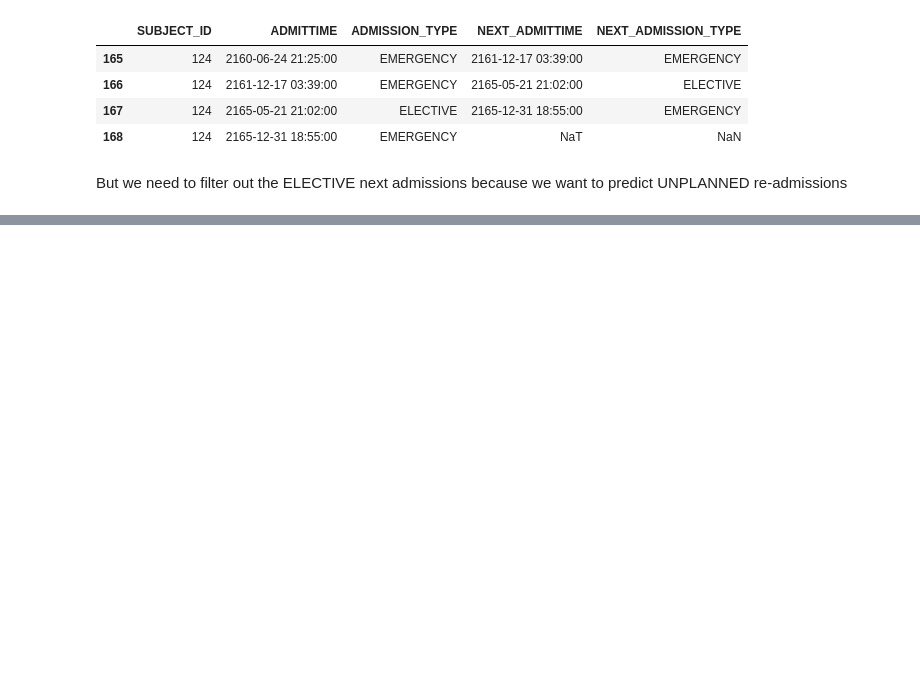
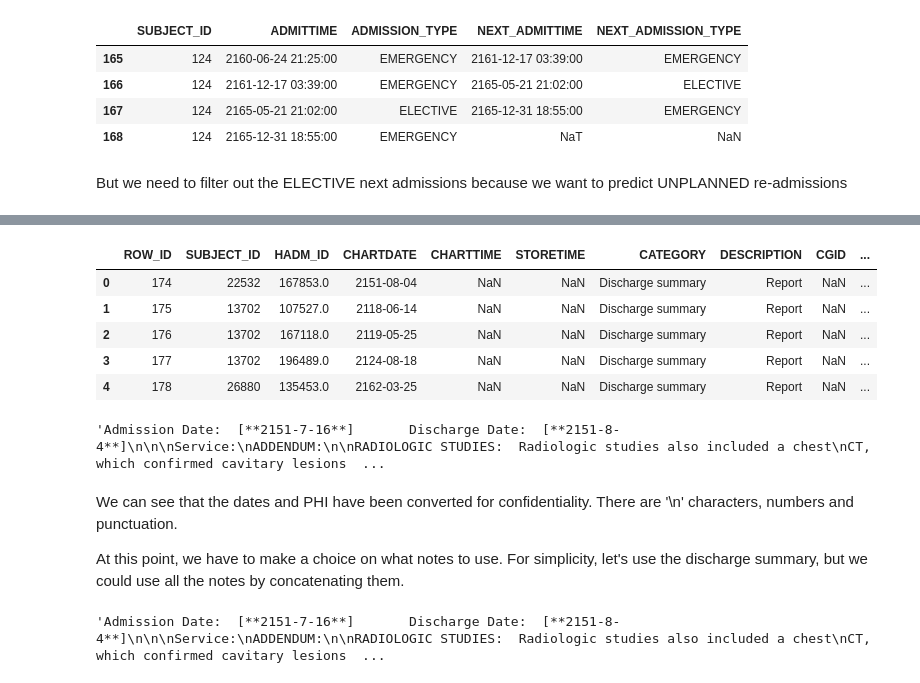
Before and after one commit to thuytrangnugget/Deep-EHR-learning-and-prediction, a Jupyter notebook: work.ipynb, the cells around one changed output, grey strips where cells are left out. Saved outputs shown, nothing was run; the diff lists cells and outputs as text; code cells hidden in the pictures; blank space fills up the shorter version.

```diff
--- a/work.ipynb
+++ b/work.ipynb
@@ -83,0 +138,2 @@ But we need to filter out the ELECTIVE next admissions because we want to predic
+# %%
+notes = pd.read_csv("NOTEEVENTS.csv")
@@ -83,0 +155,18 @@ But we need to filter out the ELECTIVE next admissions because we want to predic
+# %%
+notes.head()
+# %% [output]
+|  | ROW_ID | SUBJECT_ID | HADM_ID | CHARTDATE | CHARTTIME | STORETIME | CATEGORY | DESCRIPTION | CGID | ... |
+| 0 | 174 | 22532 | 167853.0 | 2151-08-04 | NaN | NaN | Discharge summary | Report | NaN | ... |
+| 1 | 175 | 13702 | 107527.0 | 2118-06-14 | NaN | NaN | Discharge summary | Report | NaN | ... |
+| 2 | 176 | 13702 | 167118.0 | 2119-05-25 | NaN | NaN | Discharge summary | Report | NaN | ... |
+| 3 | 177 | 13702 | 196489.0 | 2124-08-18 | NaN | NaN | Discharge summary | Report | NaN | ... |
+| 4 | 178 | 26880 | 135453.0 | 2162-03-25 | NaN | NaN | Discharge summary | Report | NaN | ... |
+# %%
+# look at the first note
+notes.TEXT.iloc[0]
+# %% [output]
+'Admission Date:  [**2151-7-16**]       Discharge Date:  [**2151-8-4**]\n\n\nService:\nADDENDUM:\n\nRADIOLOGIC STUDIES:  Radiologic studies also included a chest\nCT, which confirmed cavitary lesions  ...
+# %% [markdown]
+We can see that the dates and PHI have been converted for confidentiality. There are '\n' characters, numbers and punctuation.
+
+At this point, we have to make a choice on what notes to use. For simplicity, let's use the discharge summary, but we could use all the notes by concatenating them.
@@ -83,0 +176,4 @@ But we need to filter out the ELECTIVE next admissions because we want to predic
+# %%
+notes_dis_sum.TEXT.iloc[0]
+# %% [output]
+'Admission Date:  [**2151-7-16**]       Discharge Date:  [**2151-8-4**]\n\n\nService:\nADDENDUM:\n\nRADIOLOGIC STUDIES:  Radiologic studies also included a chest\nCT, which confirmed cavitary lesions  ...
```
Also changed, not shown: parts of 21 cells of this notebook.
